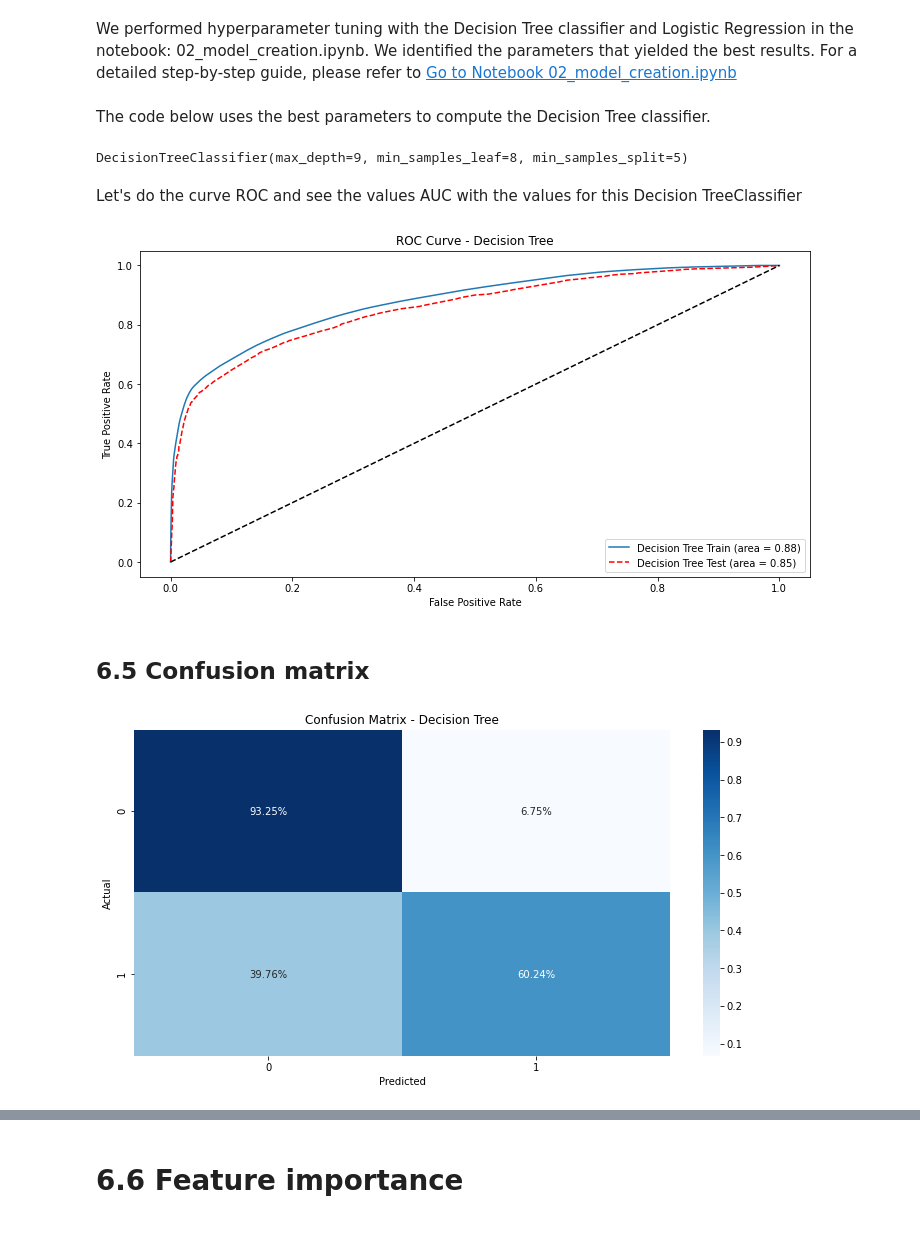
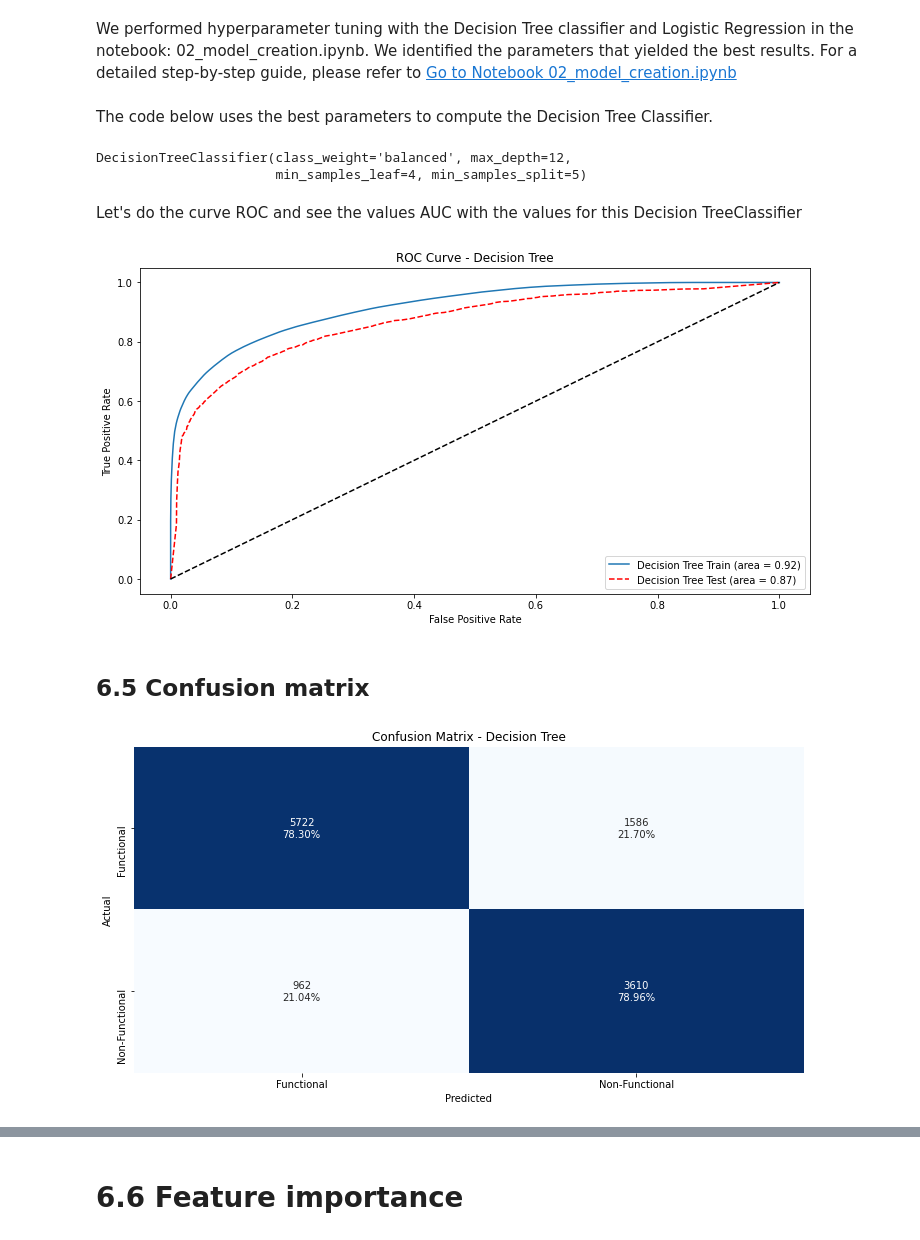
Before and after one commit to mbarriola96/Predicting_faulty_pumps, a Jupyter notebook: notebooks/04_primary_notebook.ipynb, the cells around one changed output, grey strips where cells are left out. Saved outputs shown, nothing was run; the diff lists cells and outputs as text; code cells hidden in the pictures.

Commit message:
re-running the model to reduce the recall of the model

```diff
--- a/notebooks/04_primary_notebook.ipynb
+++ b/notebooks/04_primary_notebook.ipynb
@@ -791,25 +791,28 @@ plt.show()
 # %% [markdown]
 We performed hyperparameter tuning with the Decision Tree classifier and Logistic Regression in the notebook: 02_model_creation.ipynb. We identified the parameters that yielded the best results. For a detailed step-by-step guide, please refer to [Go to Notebook 02_model_creation.ipynb](02_model_creation.ipynb)
 # %% [markdown]
-The code below uses the best parameters to compute the Decision Tree classifier.
+The code below uses the best parameters to compute the Decision Tree Classifier.
 # %%
 # Define the best parameters obtained from grid search
-best_params = {'max_depth': 9, 'max_features': None, 'min_samples_leaf': 8, 'min_samples_split': 5}
+best_params = {'max_depth': 12, 'max_features': None, 'min_samples_leaf': 4, 'min_samples_split': 5}
 
-# Initialize the Decision Tree model with best parameters
-decision_tree = DecisionTreeClassifier(**best_params)
+# Initialize the Decision Tree model
+best_tree = DecisionTreeClassifier(class_weight="balanced", **best_params)
 
 # Fit the model on the training data
-decision_tree.fit(X_train, y_train)
+best_tree.fit(X_train, y_train)
 # %% [output]
-DecisionTreeClassifier(max_depth=9, min_samples_leaf=8, min_samples_split=5)
+DecisionTreeClassifier(class_weight='balanced', max_depth=12,
+                       min_samples_leaf=4, min_samples_split=5)
 # %% [markdown]
 Let's do the curve ROC and see the values AUC with the values for this Decision TreeClassifier
 # %%
-# # Predict probabilities on the training and test set
-y_pred_prob_tree_train = decision_tree.predict_proba(X_train)[:, 1]  # Training probabilities
-y_pred_prob_tree_test = decision_tree.predict_proba(X_test)[:, 1]  # Test probabilities
+# Predict probabilities on the training and test set
+y_pred_prob_tree_train = best_tree.predict_proba(X_train)[:, 1]  # Training probabilities
+y_pred_prob_tree_test = best_tree.predict_proba(X_test)[:, 1]  # Test probabilities
 
+# Let's apply a threshold to the probabilities of y_pred_prob_log_reg_test to determine y_pred
+y_pred_dt = np.where(y_pred_prob_tree_test >= 0.40, 1, 0)
 
 # Compute ROC curve and AUC for training data
 fpr_tree_train, tpr_tree_train, _ = roc_curve(y_train, y_pred_prob_tree_train)
@@ -830,6 +833,6 @@ plt.title('ROC Curve - Decision Tree')
 plt.legend(loc="lower right")
 plt.show()
 # %% [output]
-[figure, old version]
+[figure, new version]
 # %% [markdown]
 ## 6.5 Confusion matrix
@@ -842,14 +839,21 @@ cm_tree = confusion_matrix(y_test, y_pred_tree)
+# %%
+# Confusion Matrix for Logistic Regression
+cm_tree = confusion_matrix(y_test, y_pred_dt)
 # %%
 # Normalize the confusion matrix by row (actual class)
 cm_tree_normalized = cm_tree.astype('float') / cm_tree.sum(axis=1)[:, np.newaxis]
 
+# Create labels for each cell
+labels = np.array([["{0}\n{1:.2%}".format(value, percentage) for value, percentage in zip(row, row_normalized)]
+                   for row, row_normalized in zip(cm_tree, cm_tree_normalized)])
+
 # Plotting the Confusion Matrix for Decision Tree
 plt.figure(figsize=(12, 6))
-sns.heatmap(cm_tree_normalized, annot=True, fmt='.2%', cmap='Blues', xticklabels=np.unique(y_test), yticklabels=np.unique(y_test))
+sns.heatmap(cm_tree_normalized, annot=labels, fmt='', cmap='Blues', xticklabels=['Functional', 'Non-Functional'], yticklabels=['Functional', 'Non-Functional'], cbar=False)
 plt.xlabel('Predicted')
 plt.ylabel('Actual')
 plt.title('Confusion Matrix - Decision Tree')
 plt.show()
 # %% [output]
-[figure, old version]
+[figure, new version]
 # %% [markdown]
```
Also changed, not shown: parts of 18 cells of this notebook, 29 other files.
